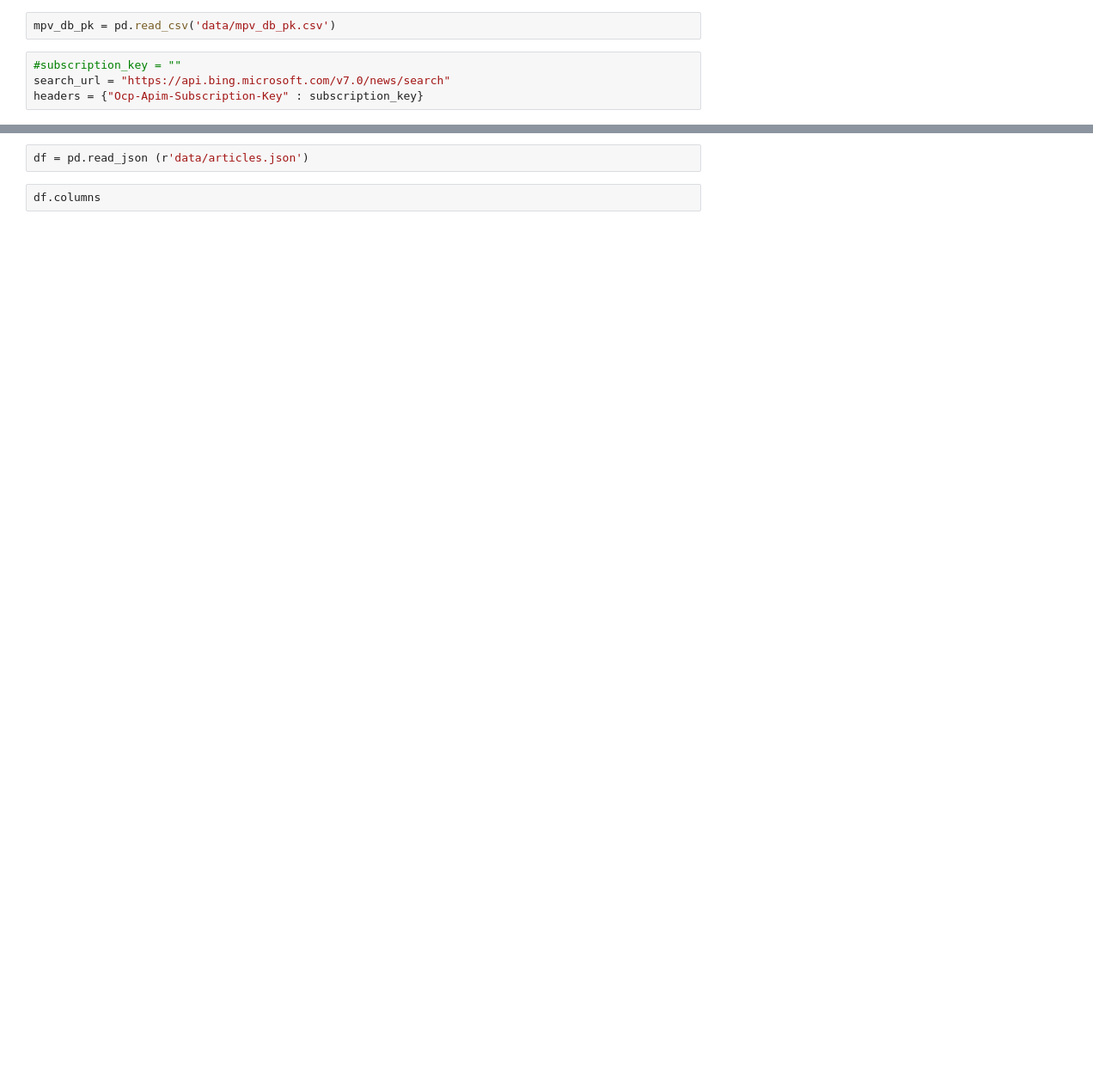
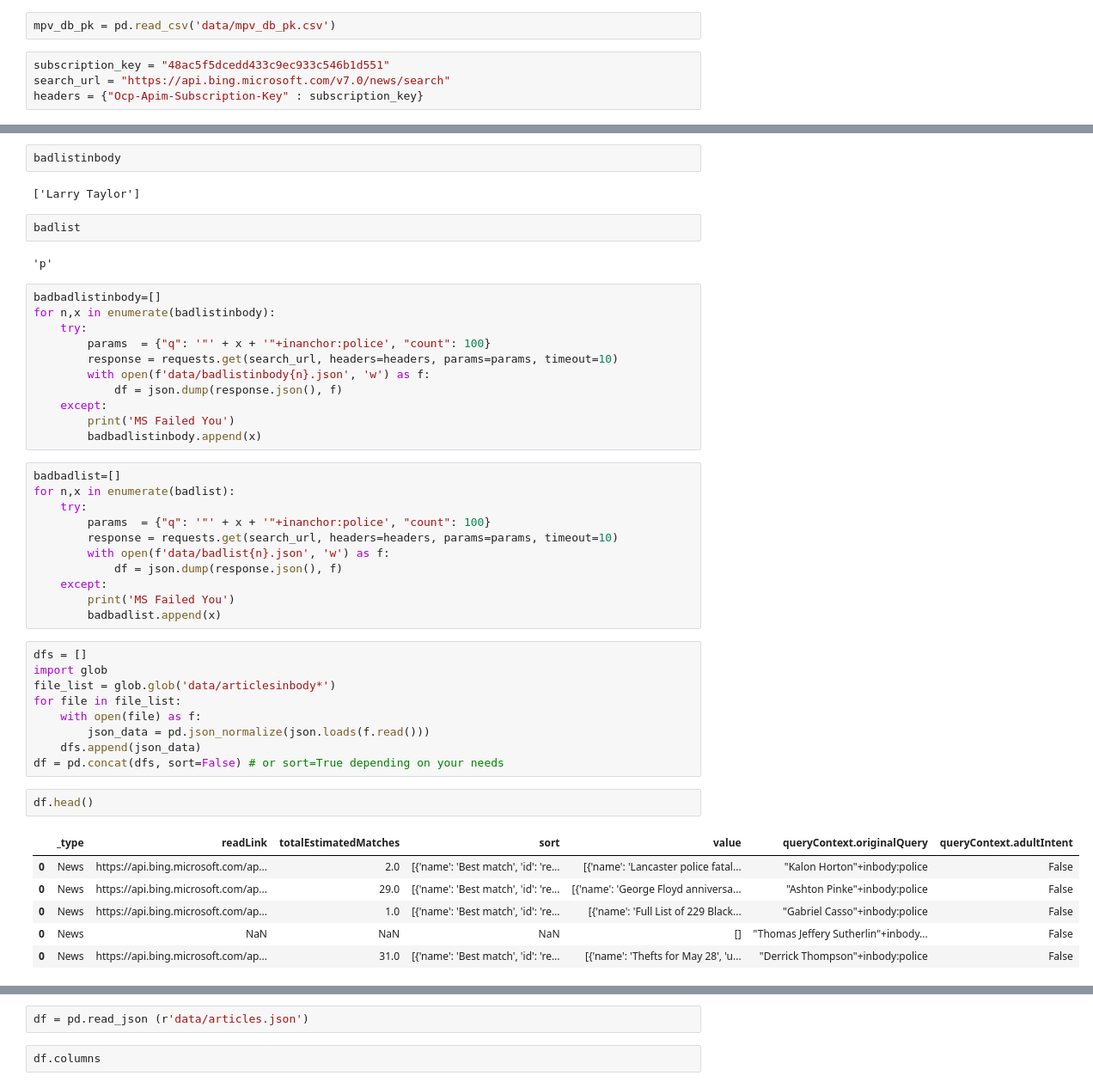
Before and after one commit to racecarfastlane/say_their_names, a Jupyter notebook: Bing_News_API_for_Stan.ipynb, the cells around one changed output, grey strips where cells are left out. Shown at 86% size. Saved outputs shown, nothing was run; the diff lists cells and outputs as text; blank space fills up the shorter version.

```diff
--- a/Bing_News_API_for_Stan.ipynb
+++ b/Bing_News_API_for_Stan.ipynb
@@ -5,7 +6,7 @@ import pandas as pd
 # %%
 mpv_db_pk = pd.read_csv('data/mpv_db_pk.csv')
 # %%
-#subscription_key = ""
+subscription_key = "48ac5f5dcedd433c9ec933c546b1d551"
 search_url = "https://api.bing.microsoft.com/v7.0/news/search"
 headers = {"Ocp-Apim-Subscription-Key" : subscription_key}
 # %%
@@ -22,0 +26,48 @@ AttributeError: 'str' object has no attribute 'update'
+# %%
+badlistinbody
+# %% [output]
+['Larry Taylor']
+# %%
+badlist
+# %% [output]
+'p'
+# %%
+badbadlistinbody=[]
+for n,x in enumerate(badlistinbody):
+    try:
+        params  = {"q": '"' + x + '"+inanchor:police', "count": 100}
+        response = requests.get(search_url, headers=headers, params=params, timeout=10)
+        with open(f'data/badlistinbody{n}.json', 'w') as f:
+            df = json.dump(response.json(), f)
+    except:
+        print('MS Failed You')
+        badbadlistinbody.append(x)
+# %%
+badbadlist=[]
+for n,x in enumerate(badlist):
+    try:
+        params  = {"q": '"' + x + '"+inanchor:police', "count": 100}
+        response = requests.get(search_url, headers=headers, params=params, timeout=10)
+        with open(f'data/badlist{n}.json', 'w') as f:
+            df = json.dump(response.json(), f)
+    except:
+        print('MS Failed You')
+        badbadlist.append(x)
+# %%
+dfs = []
+import glob
+file_list = glob.glob('data/articlesinbody*')
+for file in file_list:
+    with open(file) as f:
+        json_data = pd.json_normalize(json.loads(f.read()))
+    dfs.append(json_data)
+df = pd.concat(dfs, sort=False) # or sort=True depending on your needs
+# %%
+df.head()
+# %% [output]
+|  | _type | readLink | totalEstimatedMatches | sort | value | queryContext.originalQuery | queryContext.adultIntent |
+| 0 | News | https://api.bing.microsoft.com/ap... | 2.0 | [{'name': 'Best match', 'id': 're... | [{'name': 'Lancaster police fatal... | "Kalon Horton"+inbody:police | False |
+| 0 | News | https://api.bing.microsoft.com/ap... | 29.0 | [{'name': 'Best match', 'id': 're... | [{'name': 'George Floyd anniversa... | "Ashton Pinke"+inbody:police | False |
+| 0 | News | https://api.bing.microsoft.com/ap... | 1.0 | [{'name': 'Best match', 'id': 're... | [{'name': 'Full List of 229 Black... | "Gabriel Casso"+inbody:police | False |
+| 0 | News | NaN | NaN | NaN | [] | "Thomas Jeffery Sutherlin"+inbody... | False |
+| 0 | News | https://api.bing.microsoft.com/ap... | 31.0 | [{'name': 'Best match', 'id': 're... | [{'name': 'Thefts for May 28', 'u... | "Derrick Thompson"+inbody:police | False |
```
Also changed, not shown: parts of 16 cells of this notebook, 2 other files.
